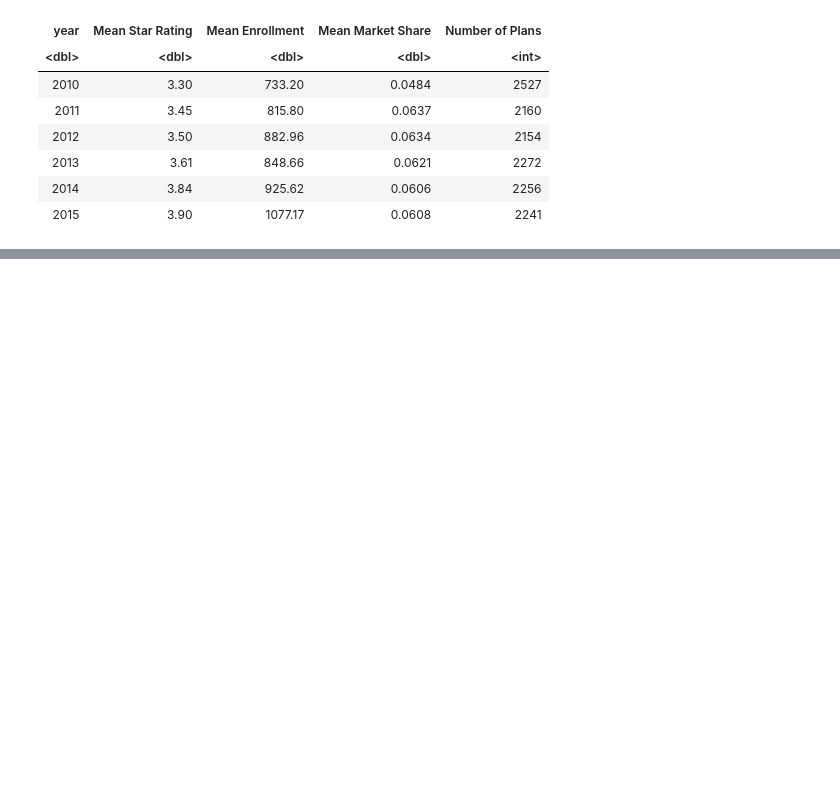
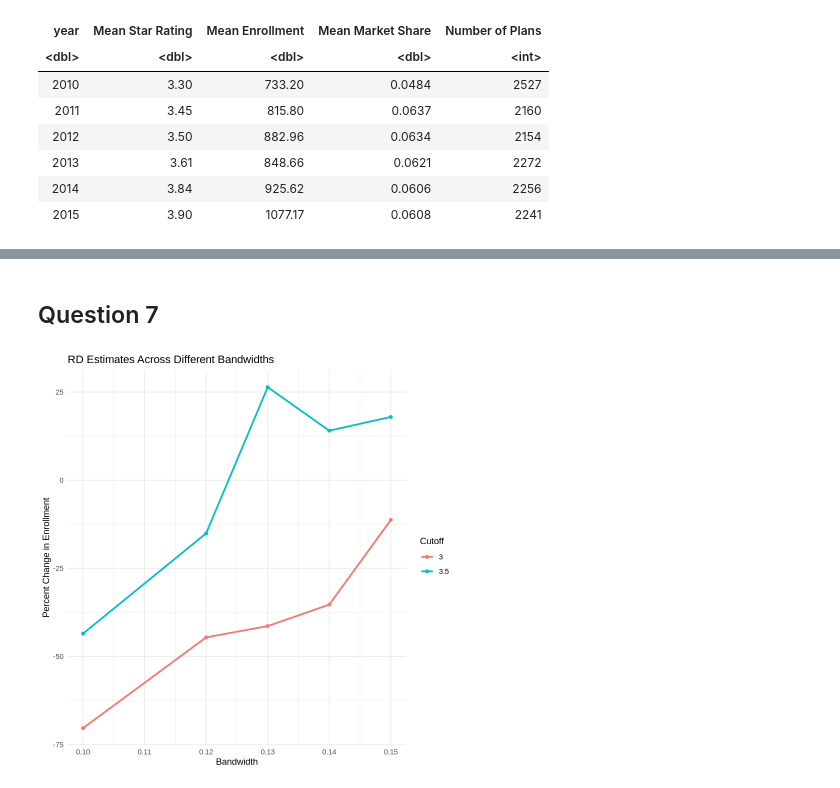
Before and after one commit to claireh481/hwk3, a Jupyter notebook: 3.1/3.1analysis.ipynb, the cells around one changed output, grey strips where cells are left out. Saved outputs shown, nothing was run; the diff lists cells and outputs as text; code cells hidden in the pictures; blank space fills up the shorter version.

```diff
--- a/3.1/3.1analysis.ipynb
+++ b/3.1/3.1analysis.ipynb
@@ -82,0 +303,57 @@ A tibble: 6 × 5
+# %% [markdown]
+## Question 7
+# %%
+# Question 7
+
+estimate_rd <- function(data, cutoff, bw) {
+
+  rd <- data %>%
+    filter(raw_score >= cutoff - bw,
+           raw_score <= cutoff + bw,
+           avg_enrollment > 0) %>%
+    mutate(
+      treated = as.integer(raw_score >= cutoff),
+      running_centered = raw_score - cutoff
+    )
+
+  model <- lm(log(avg_enrollment) ~ treated + running_centered, data = rd)
+
+  tibble(
+    cutoff = cutoff,
+    bandwidth = bw,
+    estimate = coef(model)["treated"],
+    se = summary(model)$coefficients["treated", "Std. Error"]
+  )
+}
+
+bandwidths <- c(0.10, 0.12, 0.13, 0.14, 0.15)
+cutoffs <- c(3.0, 3.5)
+
+rd_results <- expand.grid(
+  cutoff = cutoffs,
+  bandwidth = bandwidths
+) %>%
+  rowwise() %>%
+  do(estimate_rd(data_cleaned, .$cutoff, .$bandwidth)) %>%
+  ungroup()
+
+rd_results <- rd_results %>%
+  mutate(percent_effect = 100 * (exp(estimate) - 1))
+
+ggplot(rd_results, aes(x = bandwidth,
+                       y = percent_effect,
+                       color = factor(cutoff))) +
+
+  geom_line(linewidth = 1) +
+  geom_point() +
+
+  labs(
+    title = "RD Estimates Across Different Bandwidths",
+    x = "Bandwidth",
+    y = "Percent Change in Enrollment",
+    color = "Cutoff"
+  ) +
+
+  theme_minimal()
+# %% [output]
+[figure, added]
```
Also changed, not shown: parts of 22 cells of this notebook.
